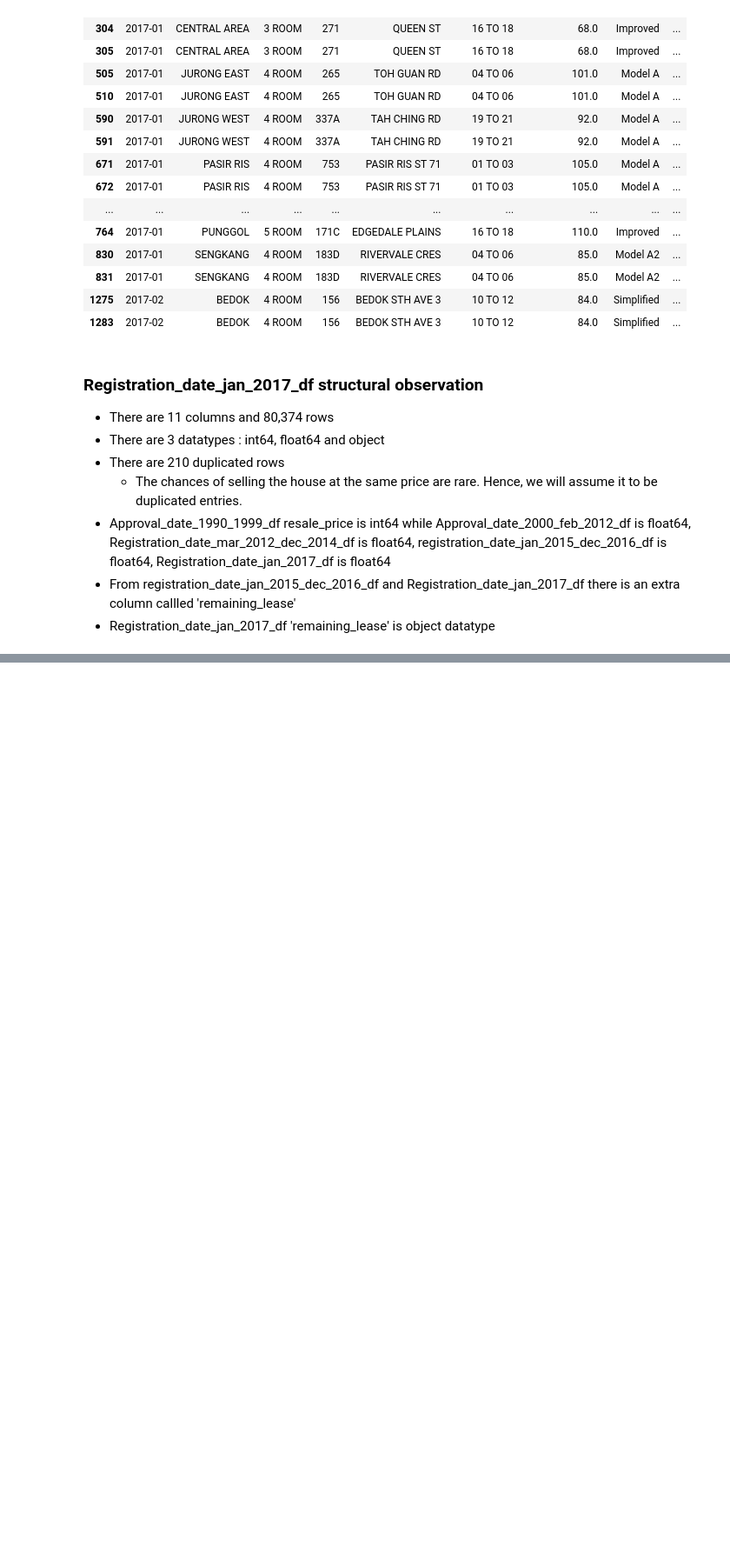
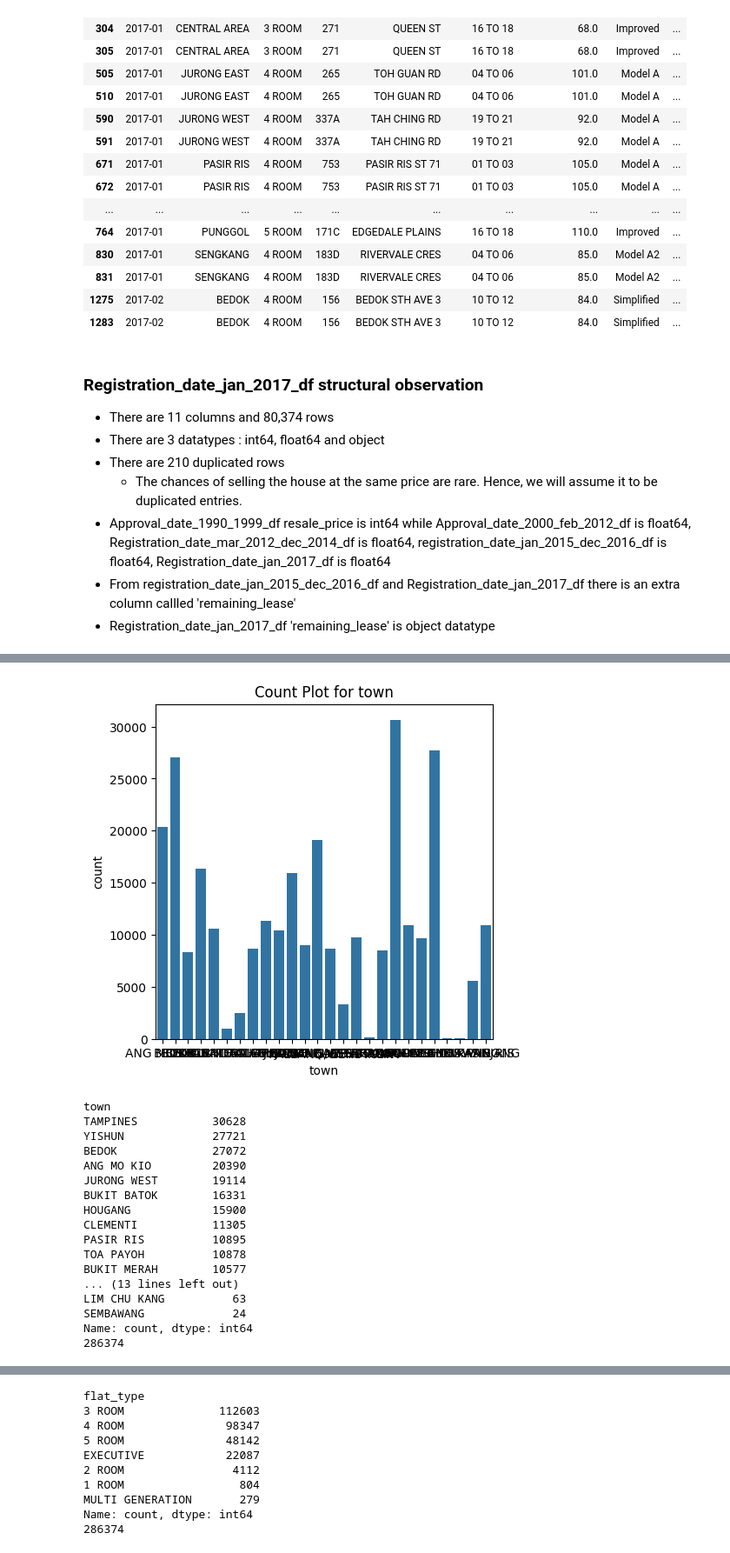
Before and after one commit to mohamed-ahshik/htx_xdata_tech_interview, a Jupyter notebook: notebooks/eda.ipynb, the cells around one changed output, grey strips where cells are left out. Shown: that part at 87% size. Cells and saved outputs as stored; diff of their text form; code cells hidden in the pictures; blank space fills up the shorter version.

```diff
--- a/notebooks/eda.ipynb
+++ b/notebooks/eda.ipynb
@@ -466,0 +480,6 @@ TODO:
+# %%
+approval_date_1990_1999_df_cleaned = preprocess_pipeline(approval_date_1990_1999_df)
+approval_date_2000_feb_2012_df_cleaned= preprocess_pipeline(approval_date_2000_feb_2012_df)
+registration_date_mar_2012_dec_2014_df_cleaned = preprocess_pipeline(registration_date_mar_2012_dec_2014_df)
+registration_date_jan_2015_dec_2016_df_cleaned = preprocess_pipeline(registration_date_jan_2015_dec_2016_df)
+registration_date_jan_2017_df_cleaned = preprocess_pipeline(registration_date_jan_2017_df)
@@ -466,0 +508,7 @@ TODO:
+# %%
+approval_date_1990_1999_df_cleaned
+
+# Get the columns in list
+approval_date_1990_1999_df_cleaned_columns = approval_date_1990_1999_df_cleaned.columns
+#Get categorical features list
+approval_date_1990_1999_df_cleaned_cat_features_list =[feature for feature in approval_date_1990_1999_df_cleaned_columns if approval_date_1990_1999_df_cleaned[feature].dtypes == 'O']
@@ -466,0 +531,29 @@ TODO:
+# %%
+# plot countplot for all categorical features
+for i, cat_columns in enumerate (approval_date_1990_1999_df_cleaned_cat_features_list):
+        plt.figure(figsize=(5, 5))
+        sns.countplot(x=cat_columns, data=approval_date_1990_1999_df_cleaned)
+        plt.title(f'Count Plot for {cat_columns}')
+        plt.show()
+
+        print(approval_date_1990_1999_df_cleaned[cat_columns].value_counts())
+        print(approval_date_1990_1999_df_cleaned[cat_columns].value_counts().sum())
+# %% [output]
+[figure, added]
+town
+TAMPINES           30628
+YISHUN             27721
+BEDOK              27072
+ANG MO KIO         20390
+JURONG WEST        19114
+BUKIT BATOK        16331
+HOUGANG            15900
+CLEMENTI           11305
+PASIR RIS          10895
+TOA PAYOH          10878
+BUKIT MERAH        10577
+... (13 lines left out)
+LIM CHU KANG          63
+SEMBAWANG             24
+Name: count, dtype: int64
+286374
@@ -466,0 +561,10 @@ TODO:
+flat_type
+3 ROOM              112603
+4 ROOM               98347
+5 ROOM               48142
+EXECUTIVE            22087
+2 ROOM                4112
+1 ROOM                 804
+MULTI GENERATION       279
+Name: count, dtype: int64
+286374
```
Also changed, not shown: parts of 9 cells of this notebook, 2 other files.
